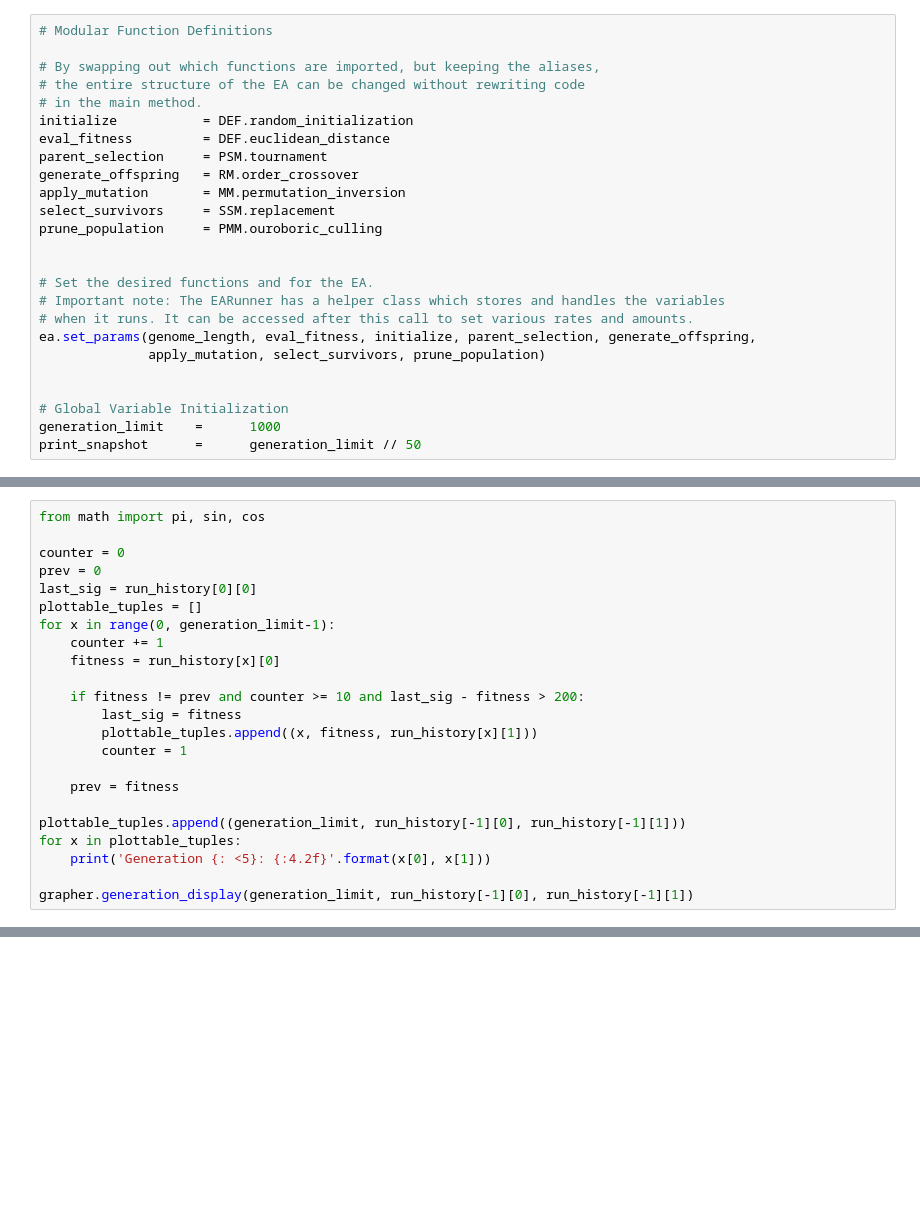
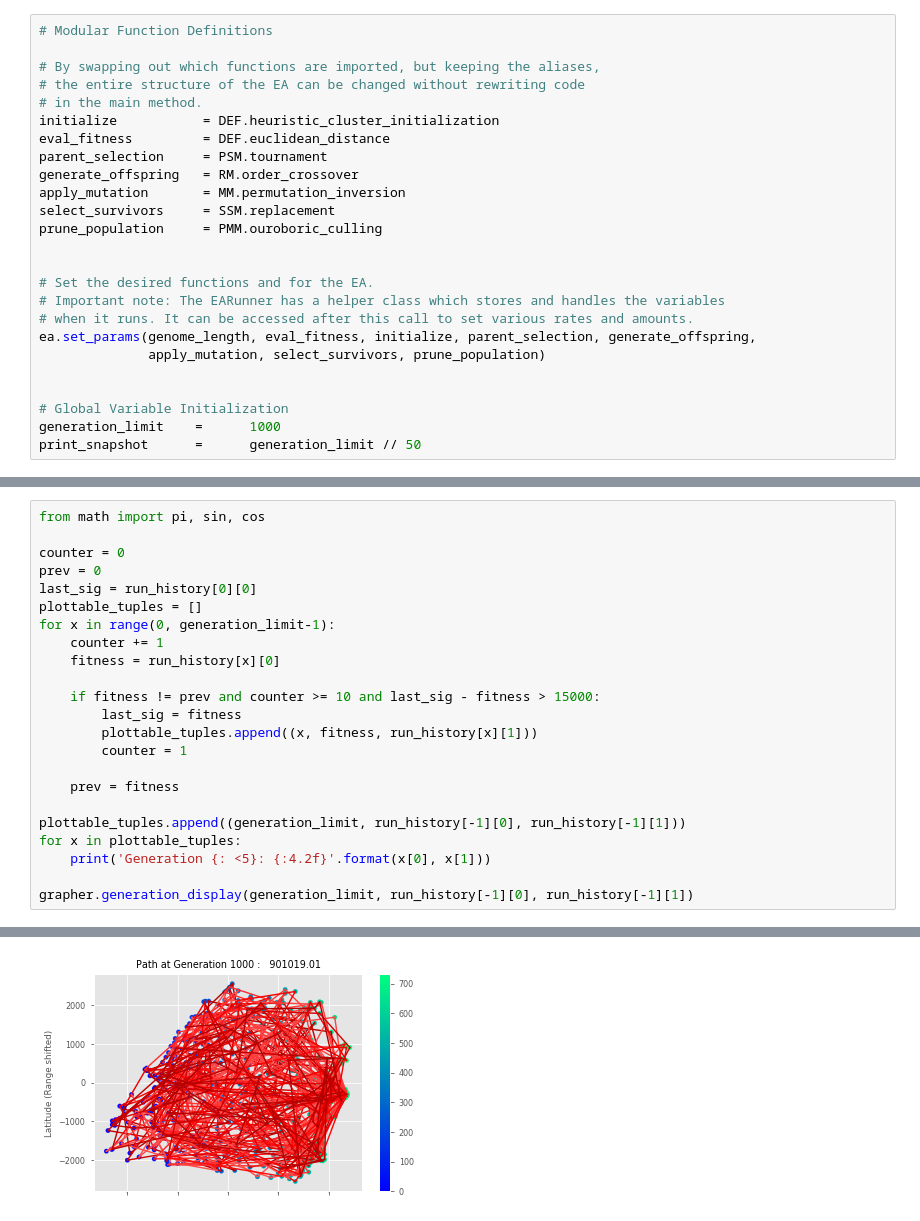
Before and after one commit to ZacharyMN709/COMP-3201---TSP-Evolutionary-Algorithm, a Jupyter notebook: src/HERMES.ipynb, the cells around one changed output, grey strips where cells are left out. Cells and saved outputs as stored; diff of their text form; blank space fills up the shorter version.

Commit message:
Fixed the heuristic initialisation.

```diff
--- a/src/HERMES.ipynb
+++ b/src/HERMES.ipynb
@@ -67,7 +94,7 @@ grapher.cities
 # By swapping out which functions are imported, but keeping the aliases,
 # the entire structure of the EA can be changed without rewriting code
 # in the main method.
-initialize           = DEF.random_initialization
+initialize           = DEF.heuristic_cluster_initialization
 eval_fitness         = DEF.euclidean_distance
 parent_selection     = PSM.tournament
 generate_offspring   = RM.order_crossover
@@ -103,7 +151,7 @@ for x in range(0, generation_limit-1):
     counter += 1
     fitness = run_history[x][0]
 
-    if fitness != prev and counter >= 10 and last_sig - fitness > 200:
+    if fitness != prev and counter >= 10 and last_sig - fitness > 15000:
         last_sig = fitness
         plottable_tuples.append((x, fitness, run_history[x][1]))
         counter = 1
@@ -115,3 +163,4 @@ for x in plottable_tuples:
     print('Generation {: <5}: {:4.2f}'.format(x[0], x[1]))
 
 grapher.generation_display(generation_limit, run_history[-1][0], run_history[-1][1])
+# %% [output]
@@ -118,3 +184,4 @@ grapher.generation_display(generation_limit, run_history[-1][0], run_history[-1]
+[figure, added]
 # %%
 x = grapher.cities[grapher.long_names[0]]
 y = grapher.cities[grapher.long_names[1]]
```
Also changed, not shown: parts of 7 cells of this notebook, 4 other files.
